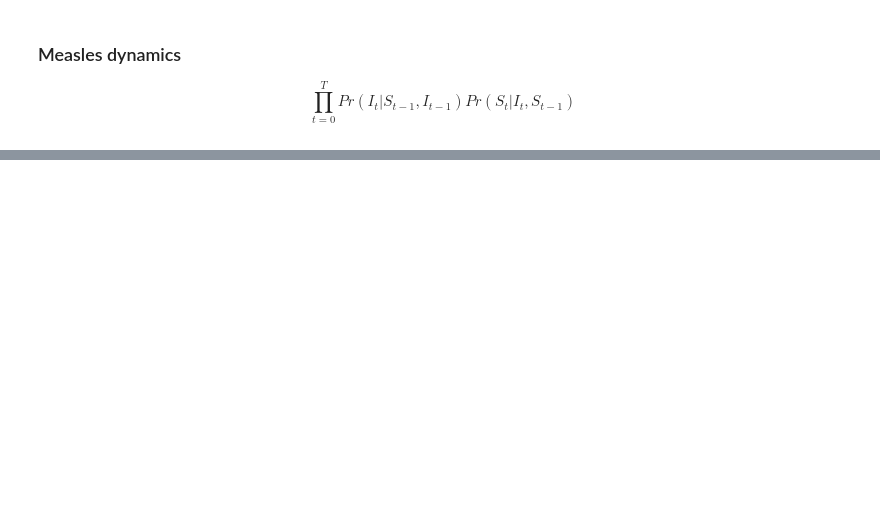
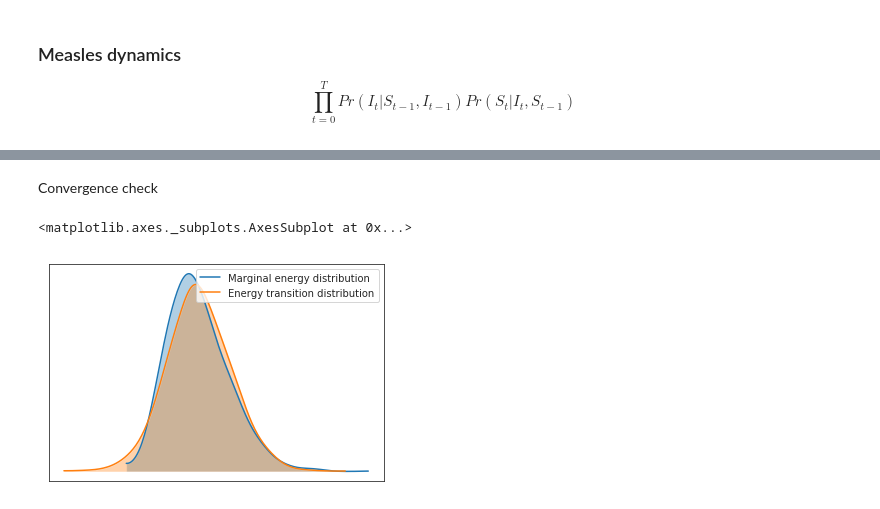
Before and after one commit to fonnesbeck/mongolia_measles, a Jupyter notebook: notebooks/Measles Dynamics.ipynb, the cells around one changed output, grey strips where cells are left out. Saved outputs shown, nothing was run; the diff lists cells and outputs as text; code cells hidden in the pictures; blank space fills up the shorter version.

```diff
--- a/notebooks/Measles Dynamics.ipynb
+++ b/notebooks/Measles Dynamics.ipynb
@@ -181,0 +344,7 @@ with pm.Model() as model:
+# %% [markdown]
+Convergence check
+# %%
+pm.energyplot(trace)
+# %% [output]
+<matplotlib.axes._subplots.AxesSubplot at 0x...>
+[figure, added]
```
Also changed, not shown: parts of 30 cells of this notebook, 5 other files.
